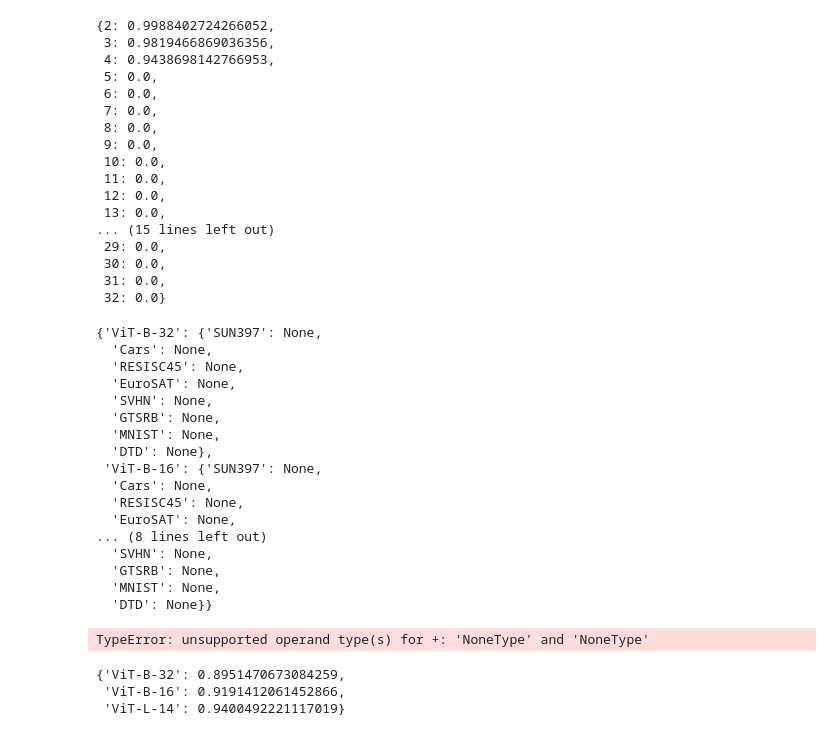
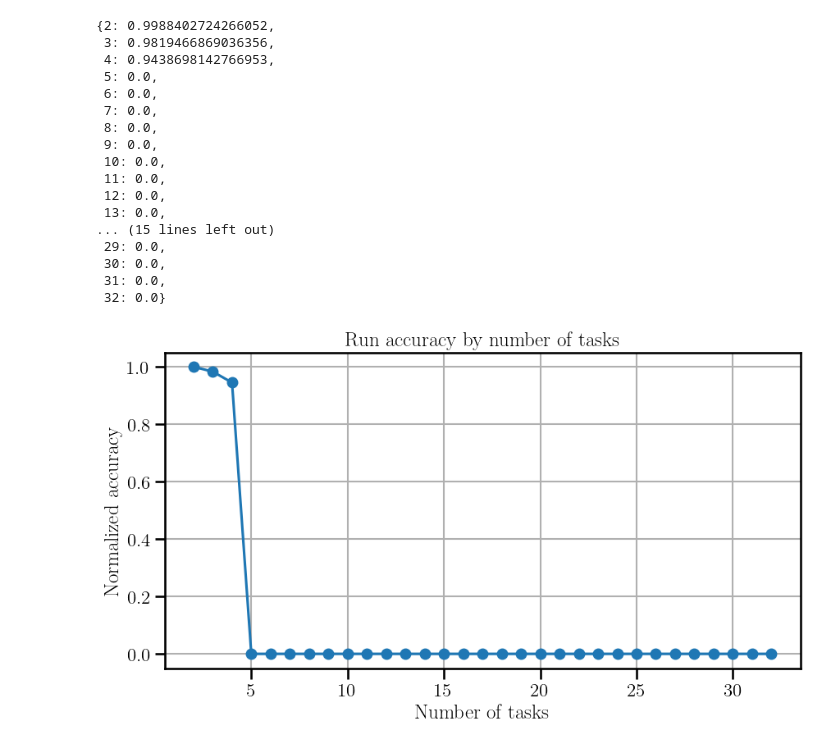
Before and after one commit to crisostomi/mass, a Jupyter notebook: notebooks/get_scaling_results.ipynb, the cells around one changed output. Drawn from its saved outputs; the diff is of its cells as text; code cells hidden in the pictures.

```diff
--- a/notebooks/get_scaling_results.ipynb
+++ b/notebooks/get_scaling_results.ipynb
@@ -87,7 +89,7 @@ for run in runs:
     for model in models:
 
         # if the run failed or was killed, skip
-        if run.state in ['crashed', 'killed']:
+        if run.state in ['crashed', 'killed', 'running']:
             continue
 
         # runs are tagged with 'B32', 'B16', 'L14'
@@ -127,36 +125,12 @@ bench_N20 = ["SUN397", "Cars", "RESISC45", "EuroSAT",  "SVHN", "GTSRB", "MNIST",
-# %%
-accs_N8 = {model: {dataset: accs[model][dataset] for dataset in bench_N8} for model in models}
-accs_N14 = {model: {dataset: accs[model][dataset] for dataset in bench_N14} for model in models}
-accs_N20 = {model: {dataset: accs[model][dataset] for dataset in bench_N20} for model in models}
-accs_N8
-# %% [output]
-{'ViT-B-32': {'SUN397': None,
-  'Cars': None,
-  'RESISC45': None,
-  'EuroSAT': None,
-  'SVHN': None,
-  'GTSRB': None,
-  'MNIST': None,
-  'DTD': None},
- 'ViT-B-16': {'SUN397': None,
-  'Cars': None,
-  'RESISC45': None,
-  'EuroSAT': None,
-... (8 lines left out)
-  'SVHN': None,
-  'GTSRB': None,
-  'MNIST': None,
-  'DTD': None}}
-# %%
-# take the mean
-mean_accs_N8 = {model: np.mean([accs_N8[model][dataset] for dataset in bench_N8]) for model in models}
-mean_accs_N14 = {model: np.mean([accs_N14[model][dataset] for dataset in bench_N14]) for model in models}
-mean_accs_N20 = {model: np.mean([accs_N20[model][dataset] for dataset in bench_N20]) for model in models}
-# %% [output]
-TypeError: unsupported operand type(s) for +: 'NoneType' and 'NoneType'
-# %%
-mean_accs_N20
-# %% [output]
-{'ViT-B-32': 0.8951470673084259,
- 'ViT-B-16': 0.9191412061452866,
- 'ViT-L-14': 0.9400492221117019}
+# %%
+sorted_items = sorted(run_by_num_tasks.items())
+xs, ys = zip(*sorted_items) if sorted_items else ([], [])
+plt.figure(figsize=(10, 5))
+plt.plot(xs, ys, marker='o')
+plt.xlabel('Number of tasks')
+plt.ylabel('Normalized accuracy')
+plt.title('Run accuracy by number of tasks')
+plt.grid(True)
+plt.show()
+# %% [output]
+[figure, added]
```
Also changed, not shown: parts of 4 cells of this notebook, 2 other files.
